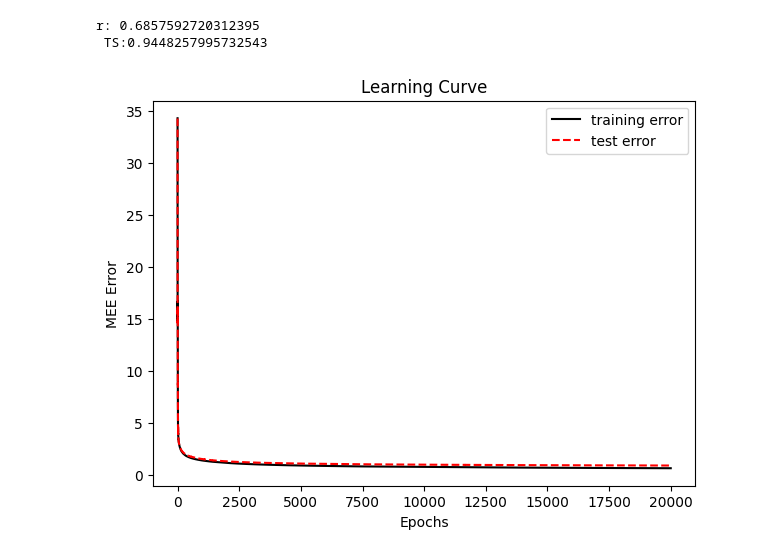
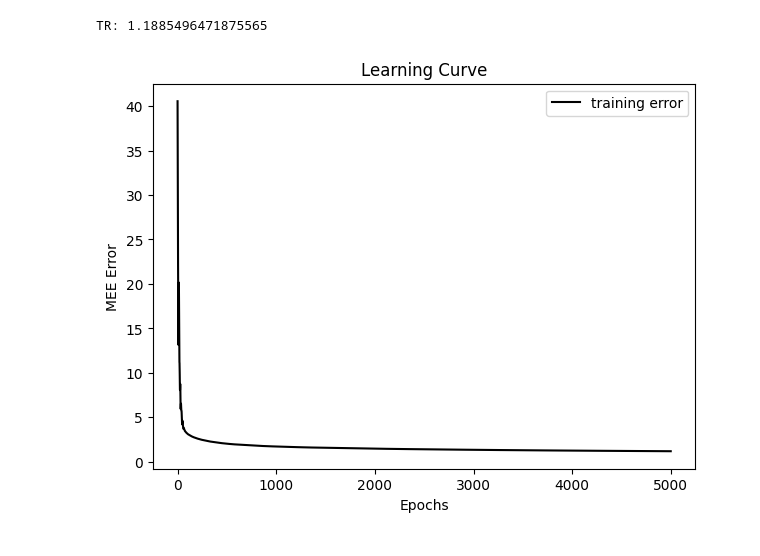
Before and after one commit to Nsivaa/ML, a Jupyter notebook: project/CUP_notebook.ipynb, the cells around one changed output. Cells and saved outputs as stored; diff of their text form; code cells hidden in the pictures.

```diff
--- a/project/CUP_notebook.ipynb
+++ b/project/CUP_notebook.ipynb
@@ -12,3 +12,10 @@ col_names = ('Input1', 'Input2', 'Input3', 'Input4', 'Input5', 'Input6',
              'Input7', 'Input8', 'Input9', 'Input10', 'TARGET_x', 'TARGET_y', 'TARGET_z')
 data = pd.read_csv("../ML-23-PRJ-Package/ML-CUP23-TR.csv",
                    skiprows=7, usecols=[i for i in range(1, 14)], names=col_names)
+
+data = data.sample(frac=1)
+#SPLIT 80/20 FOR TRAIN/TEST
+folds = np.array_split(data, 10)
+tr_data = pd.concat(folds[2:9])
+test_data = pd.concat(folds[0:2])
+es_data=folds[9]
@@ -15,23 +59,18 @@ data = pd.read_csv("../ML-23-PRJ-Package/ML-CUP23-TR.csv",
 # %%
-data = data.sample(frac=1)
-#SPLIT 80/20 FOR TRAIN/TEST
-folds = np.array_split(data, 10)
-tr_data = pd.concat(folds[2:10])
-test_data = pd.concat(folds[0:2])
 
-params =  {'eta': 0.00001, 'mb': 32, 'momentum': 0.99, 'n_layers': 15, 'n_neurons': 500, 'epochs': 20000, 'clip_value': None, 'hid_act_fun': 'relu', 'out_act_fun': 'linear', 'cost_fun': 'eucl', 'ridge_lambda': None, 'lasso_lambda': None, 'decay_max_steps': None, 'decay_min_value': None, 'es_patience': None}
+
+params =  {'eta': 0.00001, 'mb': 64, 'momentum': 0.99, 'n_layers': 15, 'n_neurons': 500, 'epochs': 5000, 'clip_value': None, 'hid_act_fun': 'relu', 'out_act_fun': 'linear', 'cost_fun': 'eucl', 'ridge_lambda': None, 'lasso_lambda': None, 'decay_max_steps': None, 'decay_min_value': None, 'es_patience': 50}
 
 fig,axs = plt.subplots(1,1,figsize=(7,5))
 
 net = NeuralNetwork.NeuralNetwork(type="cup")
 net.add_input_layer(10)
 net.add_hidden_layer(10,params["n_neurons"])
 net.add_output_layer(params["n_neurons"], 3)
 
-valid, tr = net.train(tr_data,params,test_data ,type="cup")
-plot_loss_Cup(tr,"eucl",axs,test_losses=valid)
-print(f"TR: {tr[-1]} \n VALID:{valid[-1]}")
+tr = net.train(tr_data, params ,type="cup", es_data=es_data)
+plot_loss_Cup(tr,"eucl",axs)
+print(f"TR: {tr[-1]}")
 # %% [output]
-r: 0.6857592720312395
- TS:0.9448257995732543
+TR: 1.1885496471875565
-[figure, old version]
+[figure, new version]
```
Also changed, not shown: parts of 1 cell of this notebook, 2 other files.
